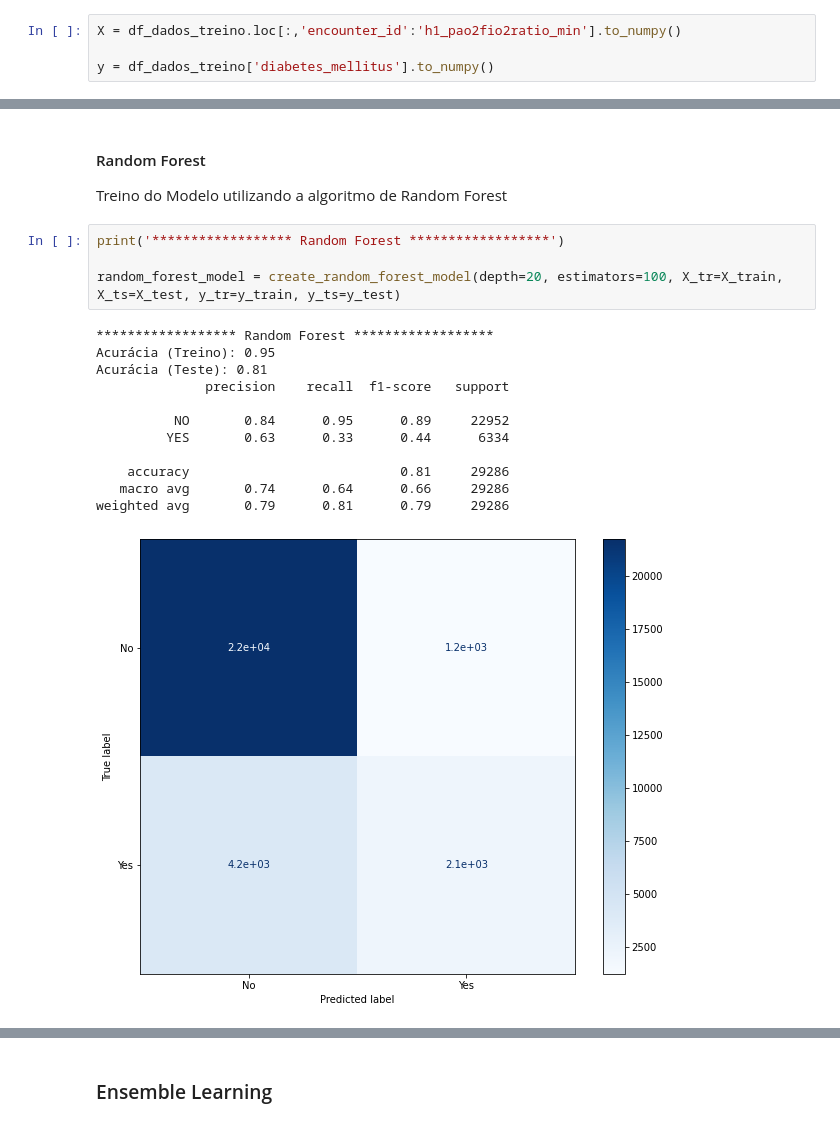
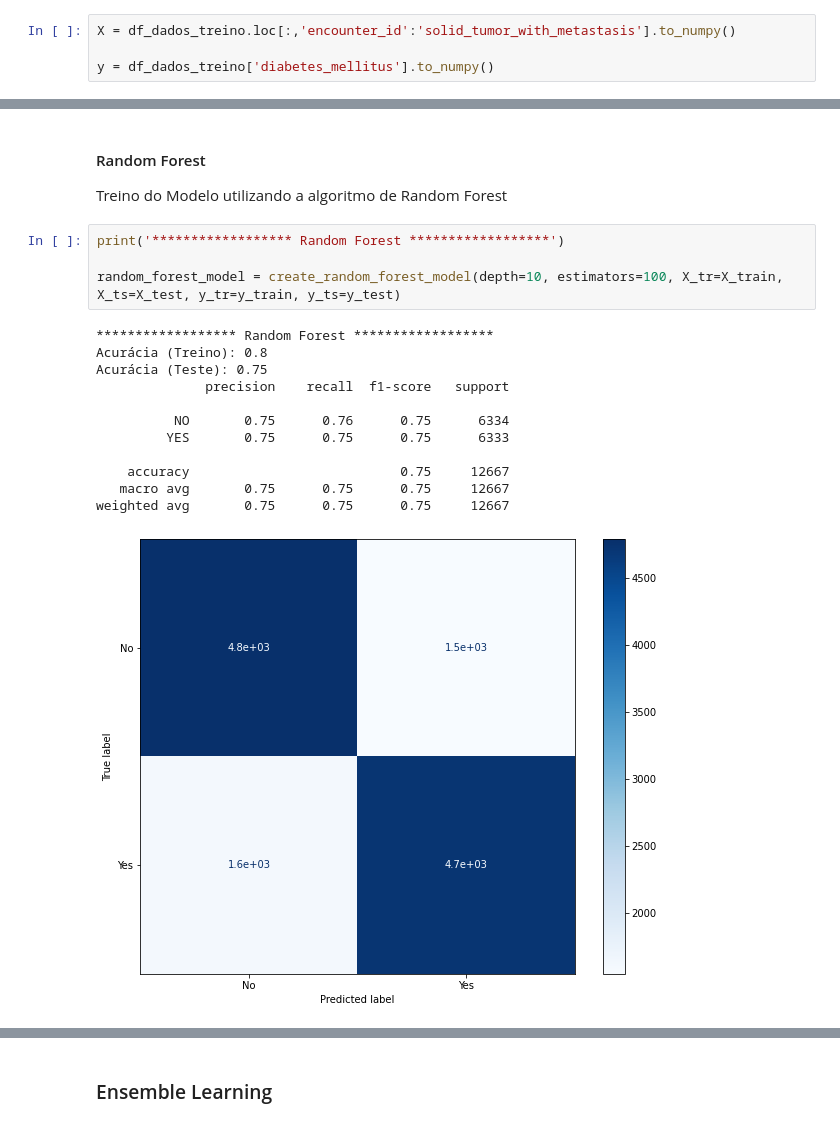
Before and after one commit to eberthfelipe/5---Desenvolvimento-de-Jogos-Mobile, a Jupyter notebook: Modulo_8/machine_learning_aplicado_I.ipynb, the cells around one changed output, grey strips where cells are left out. Drawn from its saved outputs; the diff is of its cells as text.

```diff
--- a/Modulo_8/machine_learning_aplicado_I.ipynb
+++ b/Modulo_8/machine_learning_aplicado_I.ipynb
@@ -459,6 +495,6 @@ submit_1627744152.347899.csv
 # %% [markdown]
 ### Treinamento dos Modelos
 # %%
-X = df_dados_treino.loc[:,'encounter_id':'h1_pao2fio2ratio_min'].to_numpy()
+X = df_dados_treino.loc[:,'encounter_id':'solid_tumor_with_metastasis'].to_numpy()
 
 y = df_dados_treino['diabetes_mellitus'].to_numpy()
@@ -588,20 +608,20 @@ Treino do Modelo utilizando a algoritmo de Random Forest
 # %%
 print('****************** Random Forest ******************')
 
-random_forest_model = create_random_forest_model(depth=20, estimators=100, X_tr=X_train, X_ts=X_test, y_tr=y_train, y_ts=y_test)
+random_forest_model = create_random_forest_model(depth=10, estimators=100, X_tr=X_train, X_ts=X_test, y_tr=y_train, y_ts=y_test)
 # %% [output]
 ****************** Random Forest ******************
-Acurácia (Treino): 0.95
-Acurácia (Teste): 0.81
+Acurácia (Treino): 0.8
+Acurácia (Teste): 0.75
               precision    recall  f1-score   support
 
-          NO       0.84      0.95      0.89     22952
-         YES       0.63      0.33      0.44      6334
+          NO       0.75      0.76      0.75      6334
+         YES       0.75      0.75      0.75      6333
 
-    accuracy                           0.81     29286
-   macro avg       0.74      0.64      0.66     29286
-weighted avg       0.79      0.81      0.79     29286
+    accuracy                           0.75     12667
+   macro avg       0.75      0.75      0.75     12667
+weighted avg       0.75      0.75      0.75     12667
-[figure, old version]
+[figure, new version]
 # %%
 result_random_forest = get_dataframe_for_submission(random_forest_model)
 view_result(result_random_forest)
```
Also changed, not shown: parts of 34 cells of this notebook.
